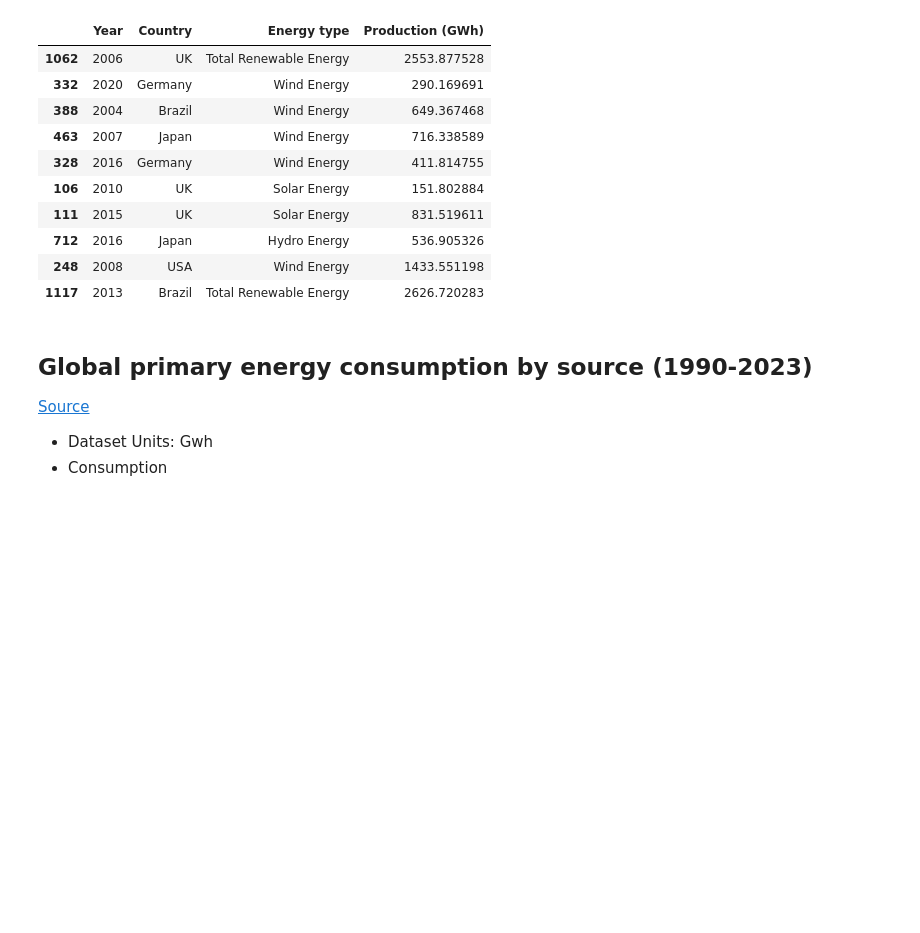
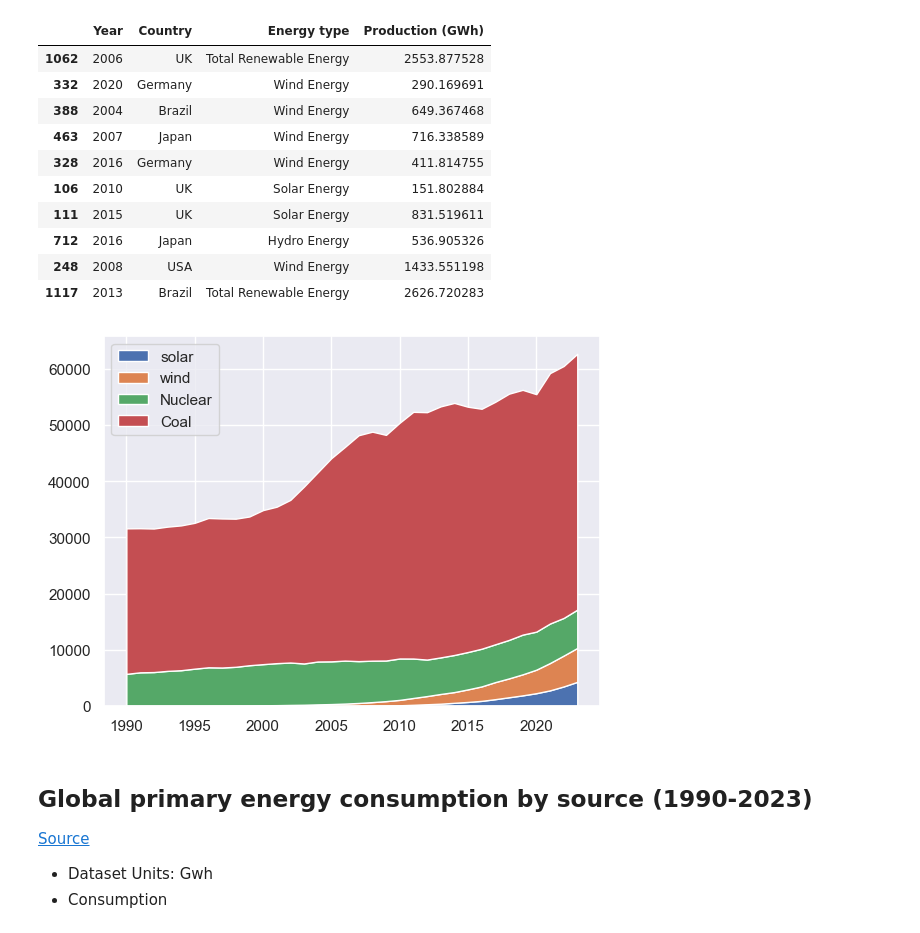
Before and after one commit to sansisimon/renewable-energy-project, a Jupyter notebook: EDA_01.ipynb, the cells around one changed output. Saved outputs shown, nothing was run; the diff lists cells and outputs as text; code cells hidden in the pictures; blank space fills up the shorter version.

```diff
--- a/EDA_01.ipynb
+++ b/EDA_01.ipynb
@@ -141,6 +141,22 @@ df_general_pivot.sample(10)
 | 1117 | 2013 | Brazil | Total Renewable Energy | 2626.720283 |
 # %%
 df_general_pivot.to_csv("data/usable/global_renewable_energy_production_pivot.csv")
+# %%
+df_countries = pd.read_csv("data/usable/global_energy_consumption.csv", index_col = 0)
+# %%
+# set seaborn style
+sns.set_theme()
+
+# Data
+x = df_countries['Year']
+y = [df_countries['Solar (TWh, substituted energy)'], df_countries['Wind (TWh, substituted energy)'], df_countries['Nuclear (TWh, substituted energy)'], df_countries['Coal (TWh, substituted energy)']]
+
+# Plot
+plt.stackplot(x,y, labels=['solar','wind','Nuclear', 'Coal'])
+plt.legend(loc='upper left')
+plt.show()
+# %% [output]
+[figure, added]
 # %% [markdown]
 ## Global primary energy consumption by source (1990-2023)
 [Source](https://ourworldindata.org/grapher/global-energy-substitution?time=1990..2023)
```
Also changed, not shown: parts of 31 cells of this notebook, 2 other files.
